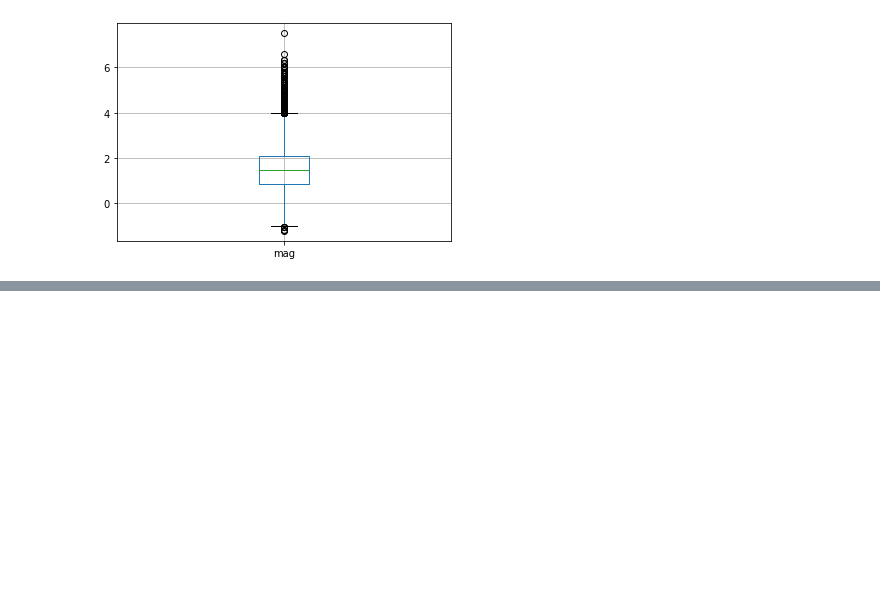
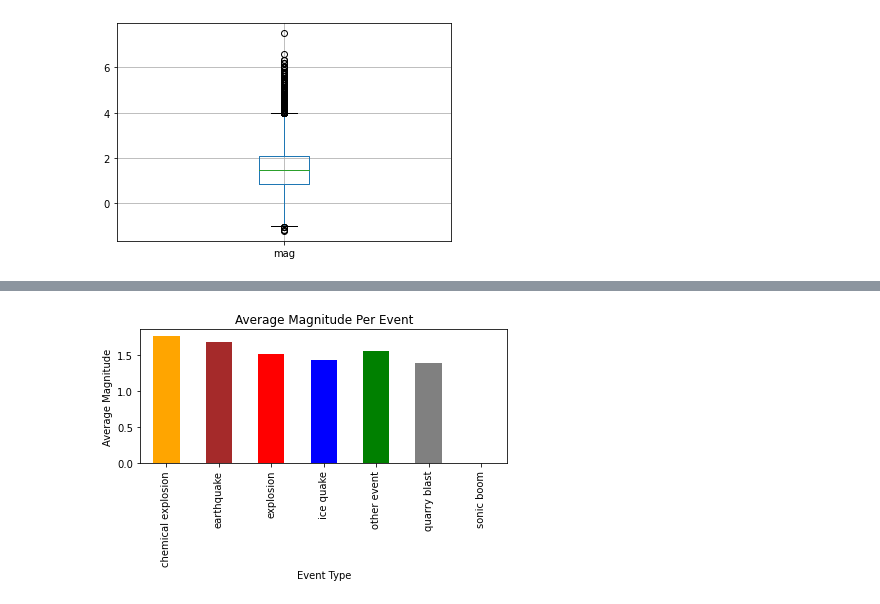
Before and after one commit to catstacks/TDADSAssignments, a Jupyter notebook: Earthquake_Visualisations.ipynb, the cells around one changed output, grey strips where cells are left out. Saved outputs shown, nothing was run; the diff lists cells and outputs as text; code cells hidden in the pictures; blank space fills up the shorter version.

```diff
--- a/Earthquake_Visualisations.ipynb
+++ b/Earthquake_Visualisations.ipynb
@@ -55,0 +93,3 @@ earthquakes.boxplot(column='mag', ax=ax)
+# %%
+averageMag = earthquakes.groupby(['type']).sum()['mag']/earthquakes.groupby(['type']).count()['mag']
+averageMag
@@ -55,0 +106,4 @@ earthquakes.boxplot(column='mag', ax=ax)
+# %%
+averageMag = averageMag.to_frame('Average Magnitude')
+averageMag.reset_index(inplace=True)
+averageMag
@@ -55,0 +119,6 @@ earthquakes.boxplot(column='mag', ax=ax)
+# %%
+fig1, ax = plt.subplots()
+averageMag.plot(kind='bar', x='type', y='Average Magnitude', ax = ax, color=['orange','brown','red','blue','green','gray'], title='Average Magnitude Per Event', ylabel='Average Magnitude', xlabel='Event Type', legend=False)
+plt.tight_layout()
+# %% [output]
+[figure, added]
```
Also changed, not shown: parts of 6 cells of this notebook, 1 other file.
